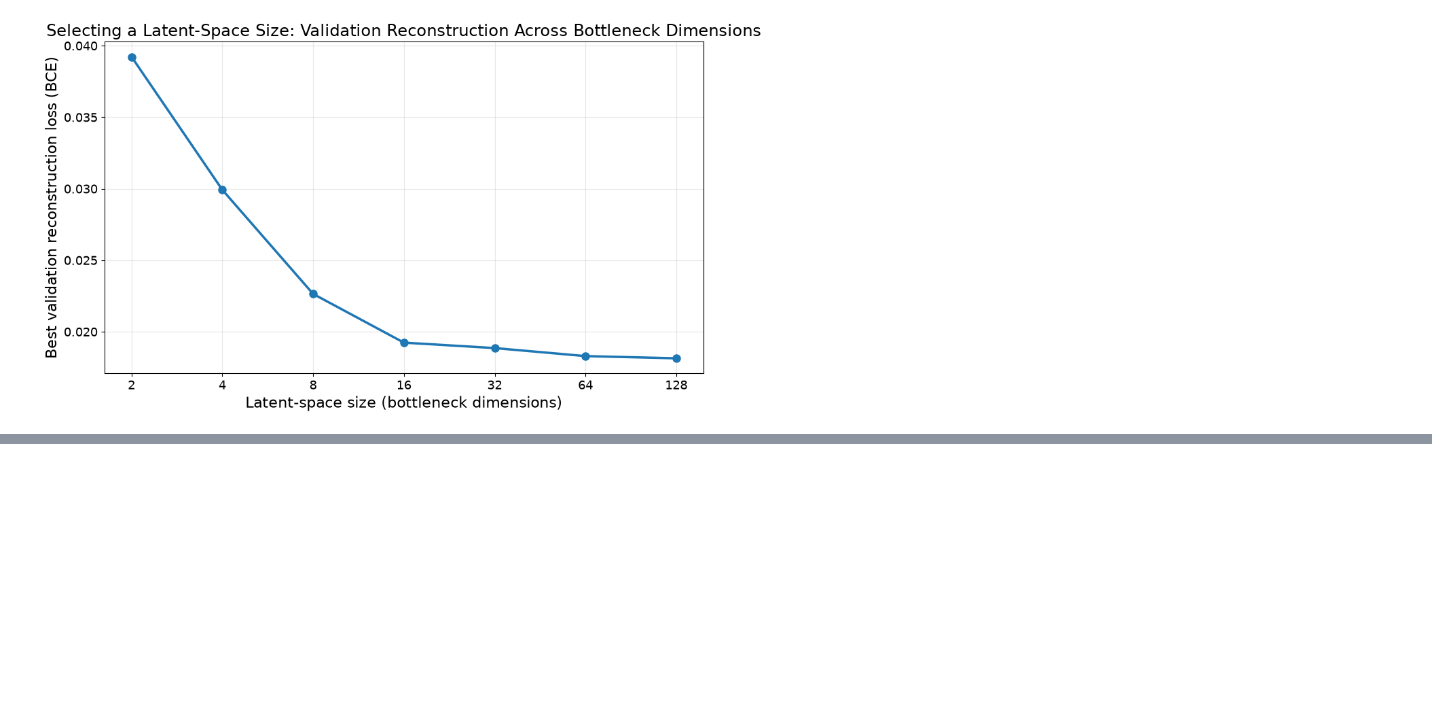
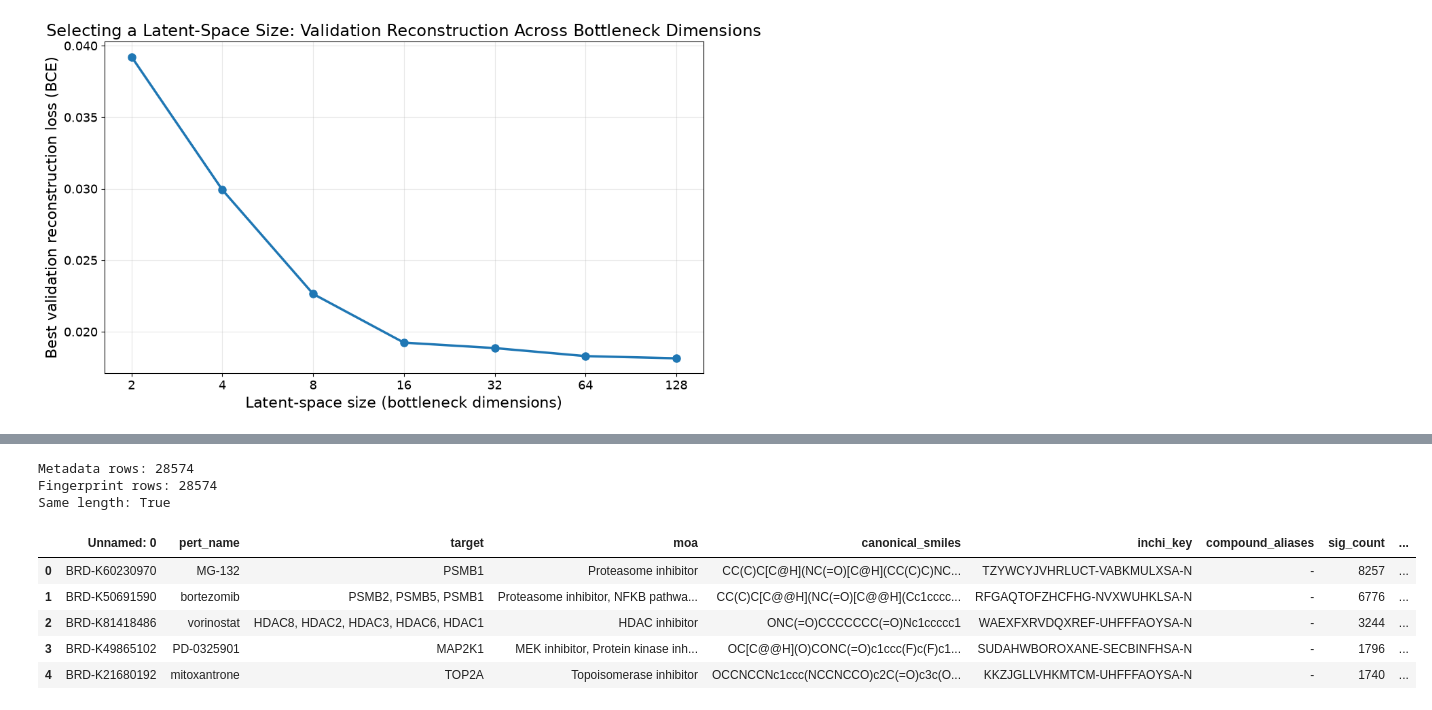
Before and after one commit to mell508-gif/predicting-predictability, a Jupyter notebook: data/objective_3_lincs_morgan_autoencoder.ipynb, the cells around one changed output, grey strips where cells are left out. Saved outputs shown, nothing was run; the diff lists cells and outputs as text; code cells hidden in the pictures; blank space fills up the shorter version.

```diff
--- a/data/objective_3_lincs_morgan_autoencoder.ipynb
+++ b/data/objective_3_lincs_morgan_autoencoder.ipynb
@@ -1120,0 +1623,16 @@ plt.show()
+# %%
+print("Metadata rows:", len(lincs_valid))
+print("Fingerprint rows:", len(morgan_fingerprints))
+print("Same length:", len(lincs_valid) == len(morgan_fingerprints))
+
+display(lincs_valid.head())
+# %% [output]
+Metadata rows: 28574
+Fingerprint rows: 28574
+Same length: True
+|  | Unnamed: 0 | pert_name | target | moa | canonical_smiles | inchi_key | compound_aliases | sig_count | ... |
+| 0 | BRD-K60230970 | MG-132 | PSMB1 | Proteasome inhibitor | CC(C)C[C@H](NC(=O)[C@H](CC(C)C)NC... | TZYWCYJVHRLUCT-VABKMULXSA-N | - | 8257 | ... |
+| 1 | BRD-K50691590 | bortezomib | PSMB2, PSMB5, PSMB1 | Proteasome inhibitor, NFKB pathwa... | CC(C)C[C@@H](NC(=O)[C@@H](Cc1cccc... | RFGAQTOFZHCFHG-NVXWUHKLSA-N | - | 6776 | ... |
+| 2 | BRD-K81418486 | vorinostat | HDAC8, HDAC2, HDAC3, HDAC6, HDAC1 | HDAC inhibitor | ONC(=O)CCCCCCC(=O)Nc1ccccc1 | WAEXFXRVDQXREF-UHFFFAOYSA-N | - | 3244 | ... |
+| 3 | BRD-K49865102 | PD-0325901 | MAP2K1 | MEK inhibitor, Protein kinase inh... | OC[C@@H](O)CONC(=O)c1ccc(F)c(F)c1... | SUDAHWBOROXANE-SECBINFHSA-N | - | 1796 | ... |
+| 4 | BRD-K21680192 | mitoxantrone | TOP2A | Topoisomerase inhibitor | OCCNCCNc1ccc(NCCNCCO)c2C(=O)c3c(O... | KKZJGLLVHKMTCM-UHFFFAOYSA-N | - | 1740 | ... |
```
Also changed, not shown: parts of 8 cells of this notebook.
